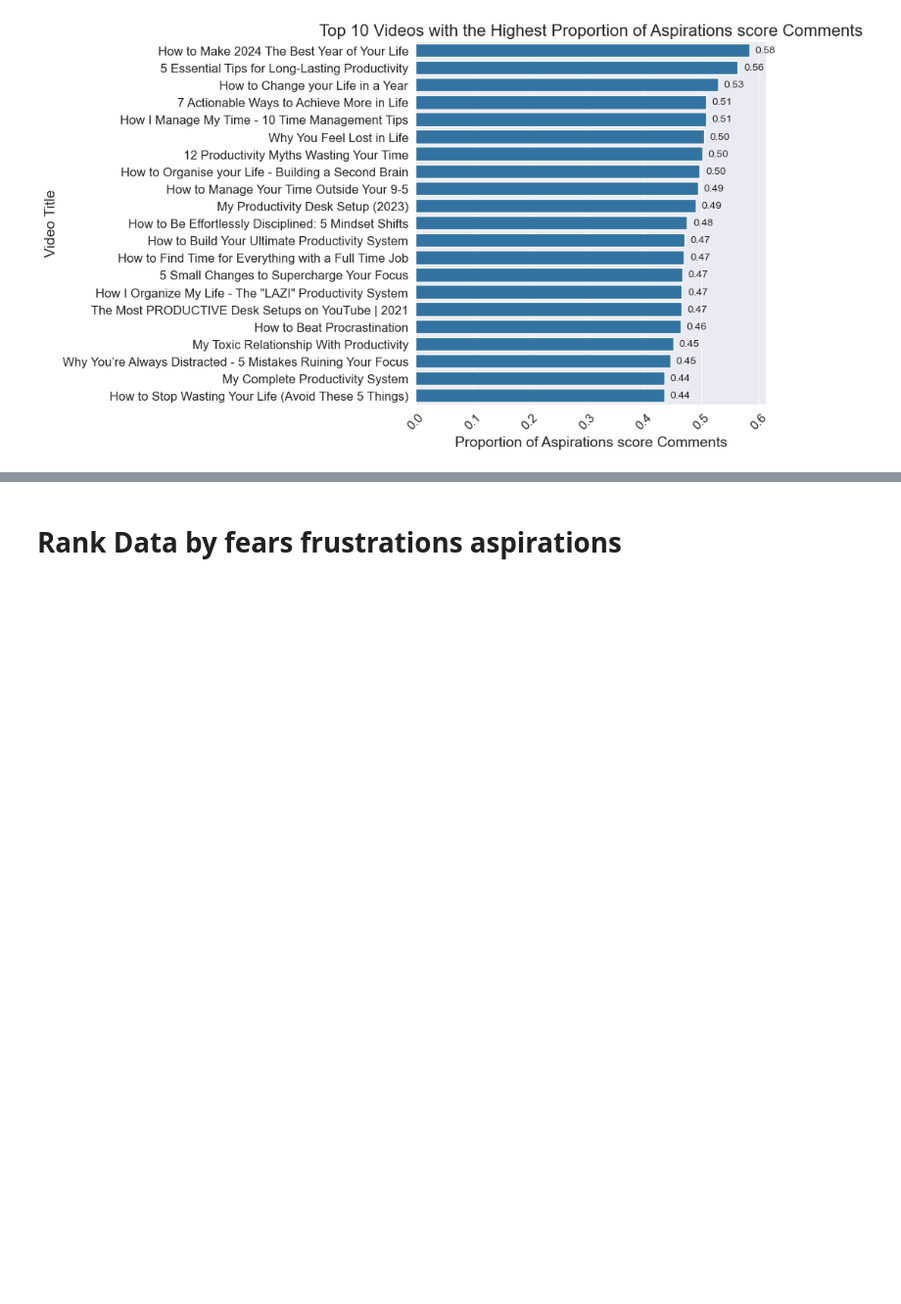
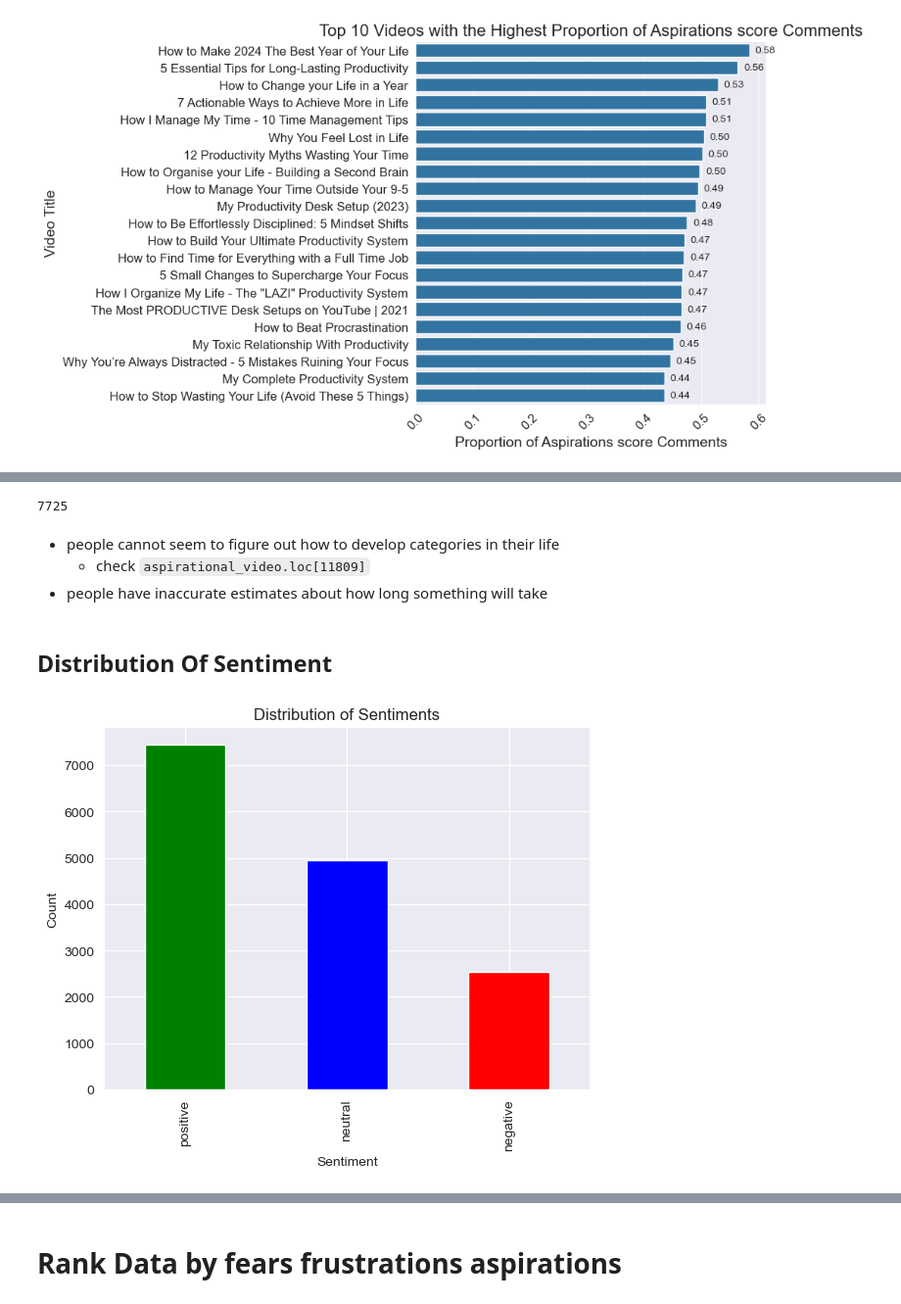
Before and after one commit to SiddhantG11/YouTube_Analysis, a Jupyter notebook: analysis.ipynb, the cells around one changed output, grey strips where cells are left out. Shown at 98% size. Drawn from its saved outputs; the diff is of its cells as text; code cells hidden in the pictures; blank space fills up the shorter version.

```diff
--- a/analysis.ipynb
+++ b/analysis.ipynb
@@ -114,0 +208,19 @@ plt.show()
+# %%
+len(df.query('aspirations_score > 0.50'))
+# %% [output]
+7725
+# %% [markdown]
+- people cannot seem to figure out how to develop categories in their life
+    - check `aspirational_video.loc[11809]`
+- people have inaccurate estimates about how long something will take
+# %% [markdown]
+## Distribution Of Sentiment
+# %%
+sentiment_counts = df['sentiment'].value_counts()
+sentiment_counts.plot(kind='bar', color=['green', 'blue', 'red'])
+plt.xlabel('Sentiment')
+plt.ylabel('Count')
+plt.title('Distribution of Sentiments')
+plt.show()
+# %% [output]
+[figure, added]
```
Also changed, not shown: parts of 39 cells of this notebook.
